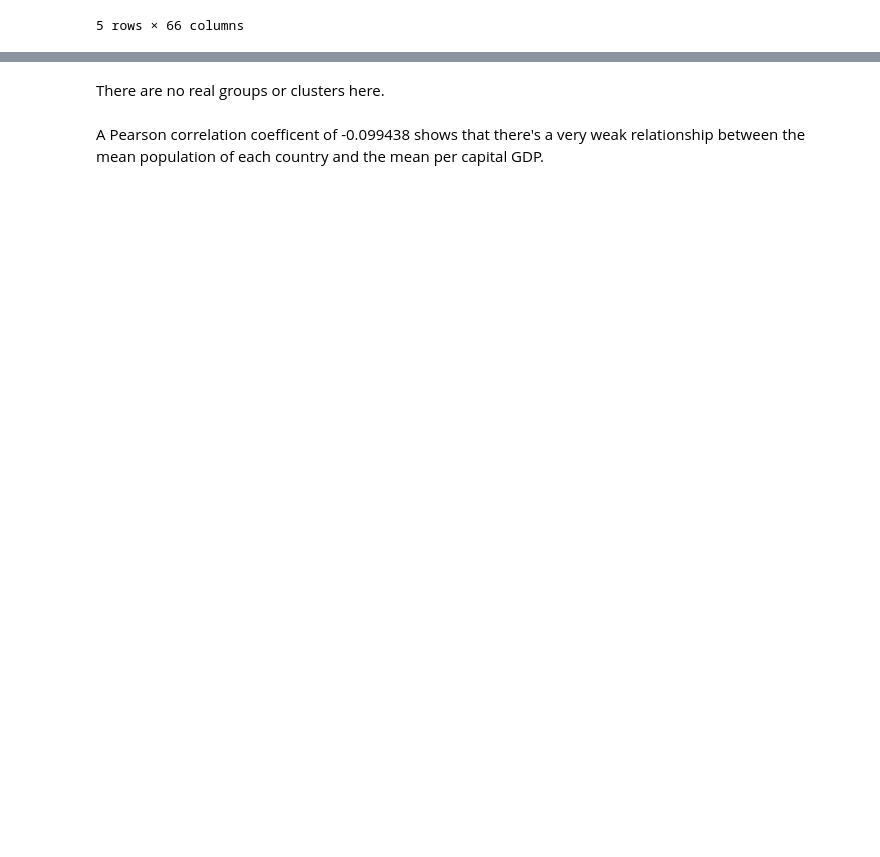
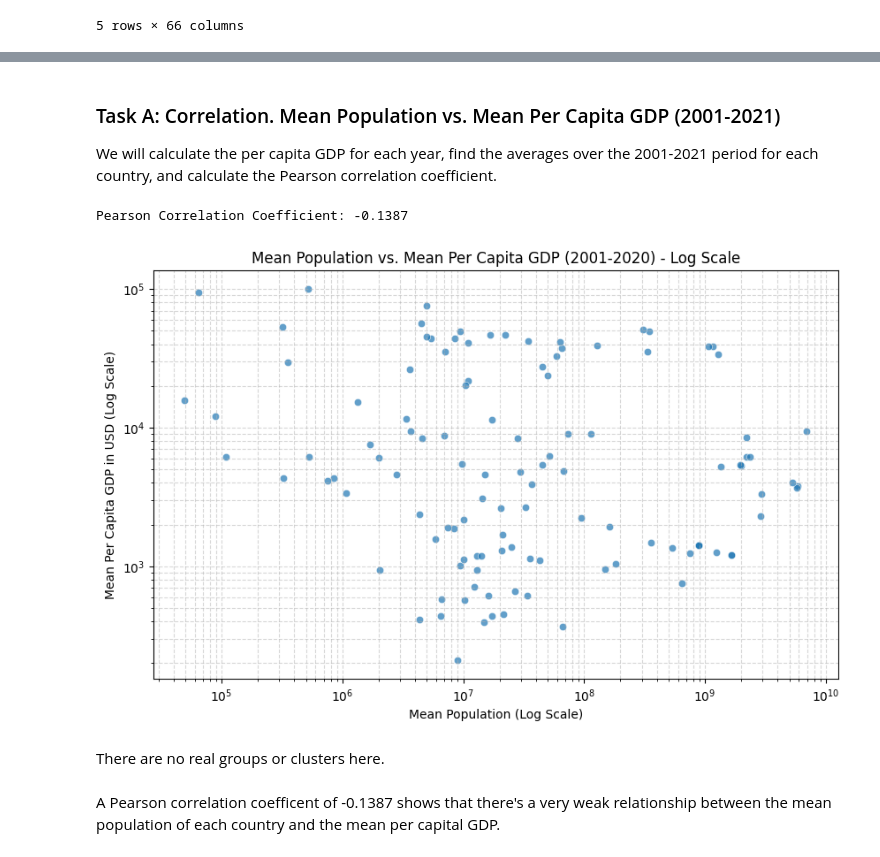
Before and after one commit to Sosswood/Machine-Learning, a Jupyter notebook: Unit04_Global_Population.ipynb, the cells around one changed output, grey strips where cells are left out. Drawn from its saved outputs; the diff is of its cells as text; code cells hidden in the pictures; blank space fills up the shorter version.

```diff
--- a/Unit04_Global_Population.ipynb
+++ b/Unit04_Global_Population.ipynb
@@ -61,0 +263,17 @@ display(df.head())
+# %%
+# Drop rows with NaN from both raw datasets
+gdp_clean = gdp_raw.dropna()
+pop_clean = pop_raw.dropna()
+
+print(f"GDP dataset shape change: {gdp_raw.shape} -> {gdp_clean.shape}")
+print(f"Population dataset shape change: {pop_raw.shape} -> {pop_clean.shape}")
+
+# Quick validation to show no missing values remain
+print("\nRemaining missing values in GDP:", gdp_clean.isnull().sum().sum())
+print("Remaining missing values in Population:", pop_clean.isnull().sum().sum())
+
+# Display clean previews
+print("\n=== Cleaned GDP Preview ===")
+display(gdp_clean.head())
+print("\n=== Cleaned Population Preview ===")
+display(pop_clean.head())
@@ -62,4 +303,59 @@ display(df.head())
+# %% [markdown]
+### Task A: Correlation.  Mean Population vs. Mean Per Capita GDP (2001-2021)
+We will calculate the per capita GDP for each year, find the averages over the 2001-2021 period for each country, and calculate the Pearson correlation coefficient.
+# %%
+import pandas as pd
+import numpy as np
+import matplotlib.pyplot as plt
+import seaborn as sns
+
+# Filter both cleaned datasets for the overlapping years 2001-2020 (as GDP goes up to 2020)
+years = [str(y) for y in range(2001, 2021)]
+
+# Set country names as index to align them easily
+gdp_aligned = gdp_clean.set_index('Country Name')[years]
+pop_aligned = pop_clean.set_index('Country Name')[years]
+
+# Find the intersection of countries available in both cleaned datasets
+common_countries = gdp_aligned.index.intersection(pop_aligned.index)
+gdp_aligned = gdp_aligned.loc[common_countries]
+pop_aligned = pop_aligned.loc[common_countries]
+
+# Convert both datasets to numeric types to avoid division/TypeError string issues
+gdp_aligned = gdp_aligned.apply(pd.to_numeric, errors='coerce')
+pop_aligned = pop_aligned.apply(pd.to_numeric, errors='coerce')
+
+# Calculate Per Capita GDP for each year
+per_capita_gdp_yearly = gdp_aligned / pop_aligned
+
+# Calculate mean population and mean per capita GDP over the years for each country
+mean_population = pop_aligned.mean(axis=1)
+mean_per_capita_gdp = per_capita_gdp_yearly.mean(axis=1)
+
+# Combine into a single DataFrame for analysis
+analysis_df = pd.DataFrame({
+    'Mean Population': mean_population,
+    'Mean Per Capita GDP': mean_per_capita_gdp
+}).dropna() # Drop any rows where calculation couldn't be performed
+
+# Calculate correlation
+correlation = analysis_df['Mean Population'].corr(analysis_df['Mean Per Capita GDP'])
+print(f"Pearson Correlation Coefficient: {correlation:.4f}")
+
+# Visualize the relationship
+plt.figure(figsize=(10, 6))
+sns.scatterplot(data=analysis_df, x='Mean Population', y='Mean Per Capita GDP', alpha=0.7)
+plt.xscale('log')  # Use log scale since population scales span several orders of magnitude
+plt.yscale('log')  # Use log scale for per capita GDP for better visualization
+plt.title('Mean Population vs. Mean Per Capita GDP (2001-2020) - Log Scale')
+plt.xlabel('Mean Population (Log Scale)')
+plt.ylabel('Mean Per Capita GDP in USD (Log Scale)')
+plt.grid(True, which="both", ls="--", alpha=0.5)
+plt.show()
+# %% [output]
+Pearson Correlation Coefficient: -0.1387
+[figure, added]
 # %% [markdown]
 There are no real groups or clusters here.
 # %% [markdown]
-A Pearson correlation coefficent of -0.099438 shows that there's a very weak relationship between the mean population of each country and the mean per capital GDP.
+A Pearson correlation coefficent of -0.1387 shows that there's a very weak relationship between the mean population of each country and the mean per capital GDP.
```
Also changed, not shown: parts of 15 cells of this notebook.
